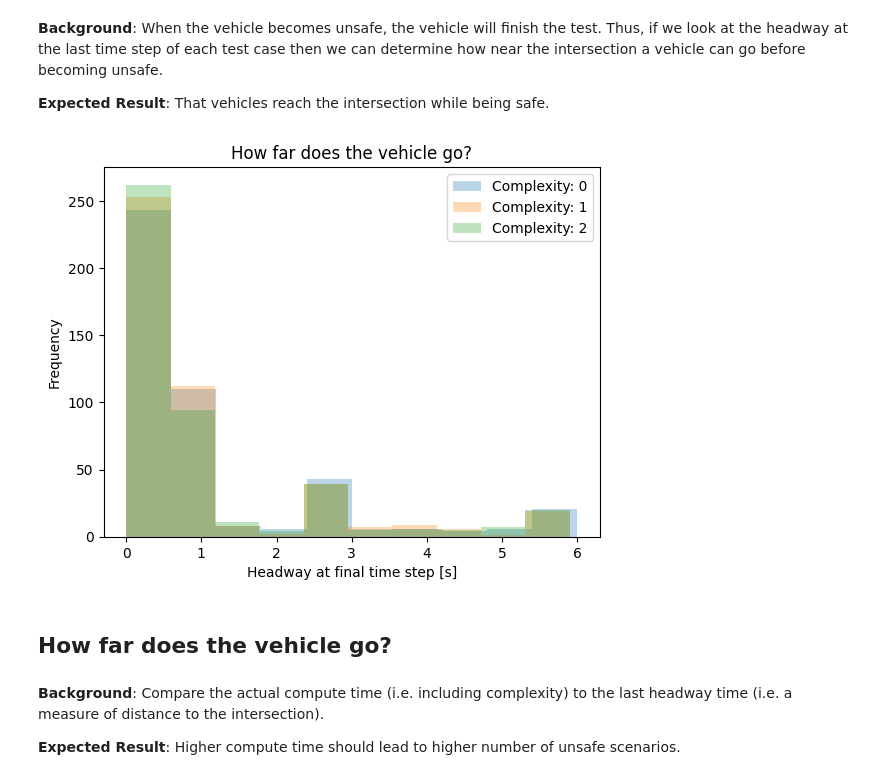
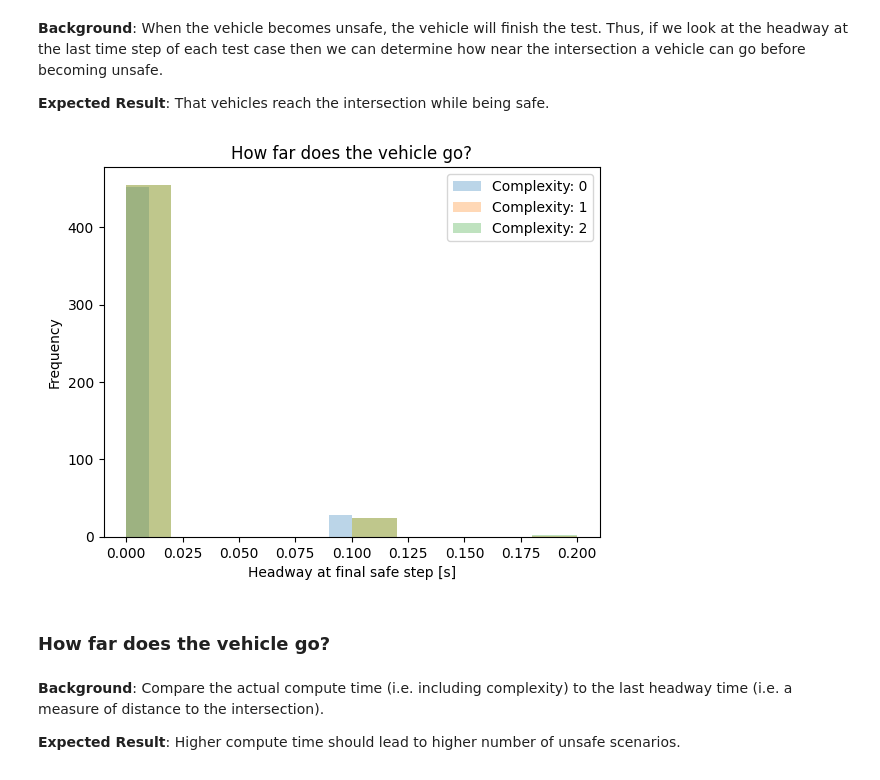
Before and after one commit to KTH-SML/kaarmu_svea, a Jupyter notebook: src/wp3_tests/notebooks/Plots.ipynb, the cells around one changed output. Cells and saved outputs as stored; diff of their text form; code cells hidden in the pictures.

```diff
--- a/src/wp3_tests/notebooks/Plots.ipynb
+++ b/src/wp3_tests/notebooks/Plots.ipynb
@@ -307,48 +607,63 @@ go before becoming unsafe.
 **Expected Result**:
 That vehicles reach the intersection while being safe.
 # %%
-import numpy as np
-import matplotlib.pyplot as plt
+SAFETY_CRITERION = 'strong'
+EVENT_TIME = None
+UUT = 'svea5'
 
-# Device Under Test i.e. the vehicle(s) we want to examine
-DUT = 'svea2', 'svea5'
 
+def analyze(df):
+
+    # set safe according to SAFETY_CRITERION
+    idx = (
+        strong_safe(df, EVENT_TIME) if SAFETY_CRITERION == 'strong' else
+        None
+    )
+    assert idx is not None, f'Invalid {SAFETY_CRITERION = }'
+    df.loc[idx, 'safe'] = True
+
+    # pick the first last-safe datapoint to represent this test
+    df = df.groupby('safe').tail(1).head(1)
+
+    return df[['comp_ordr', 'headway']]
+
+
+# Create figure & axes
 fig = plt.figure()
 ax = fig.gca()
 
-res = pd.DataFrame()
-for test, vehicle in dfs:
+# Collect the dataset
+mask = DATA['sender'] != UUT
+df = DATA[mask]
 
-    if isinstance(DUT, tuple) and vehicle not in DUT: continue
-    elif isinstance(DUT, str) and vehicle != DUT: continue
-    elif dfs[test, vehicle].empty: continue
+# before TIME_EVENT we are always safe
+df['safe'] = False
 
-    df = dfs[test, vehicle]
-    new = pd.DataFrame({
-        'complexity': cfs[test].COMP_ORDR,
-        'headway': df['headway'],
-    })
+if EVENT_TIME is not None:
+    mask = df['headway'] > EVENT_TIME
+    df[mask]['safe'] = True
 
-    res = pd.concat([res, new.tail(1)], ignore_index=True)
+# Apply analysis
+df = (df.groupby('test', group_keys=False)
+        .apply(analyze))
 
-for i in range(3):
+# Draw plots
+for i, g in df.groupby('comp_ordr'):
 
-    r = res[res['complexity'] == i]
-
-    # safe = r[r['safe']]
-    # unsafe = r[~r['safe']]
-
-    r['headway'].plot.hist(alpha=0.3, label=f'Complexity: {i}', ax=ax)
+    g['headway'].plot(ax=ax,
+                      kind='hist',
+                      label=f'Complexity: {int(i)}',
+                      alpha=0.3)
 
 ax.set_title('How far does the vehicle go?')
-ax.set_xlabel('Headway at final time step [s]')
+ax.set_xlabel('Headway at final safe step [s]')
 ax.legend()
 
 None
 # %% [output]
-[figure, old version]
+[figure, new version]
 # %% [markdown]
-## How far does the vehicle go?
+### How far does the vehicle go?
 # %% [markdown]
 **Background**:
 Compare the actual compute time (i.e. including complexity) to the
```
Also changed, not shown: parts of 33 cells of this notebook.
